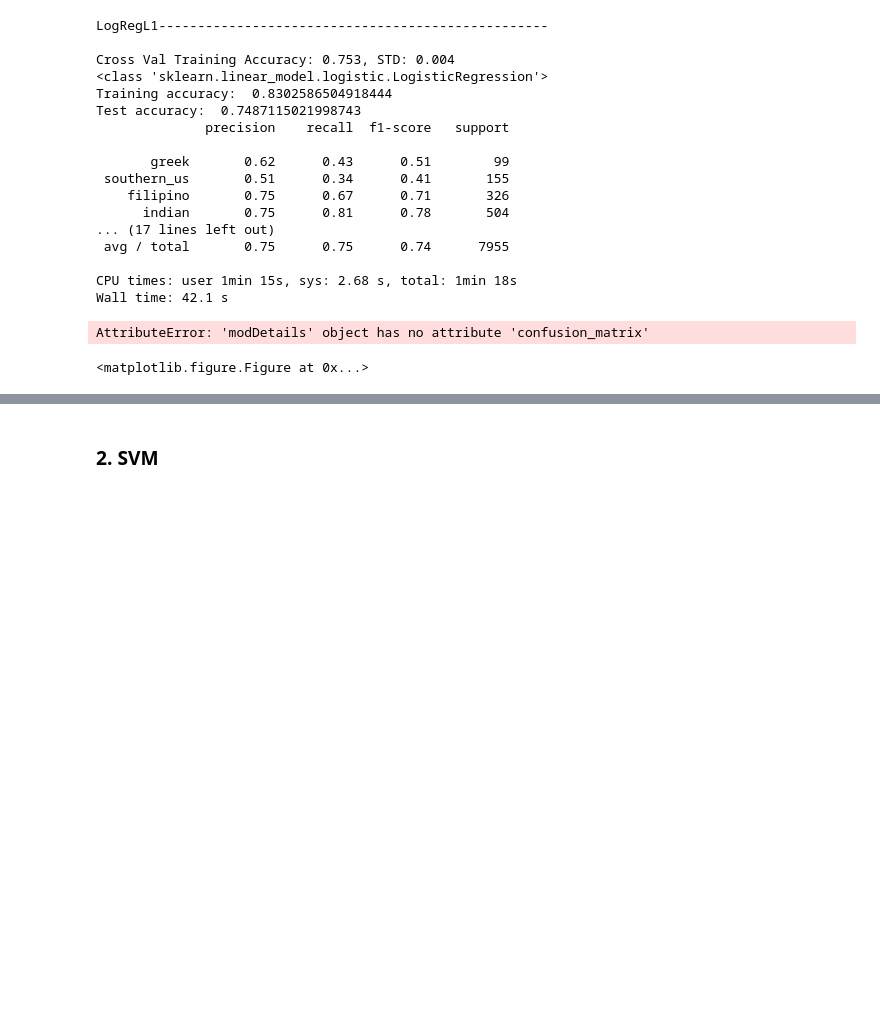
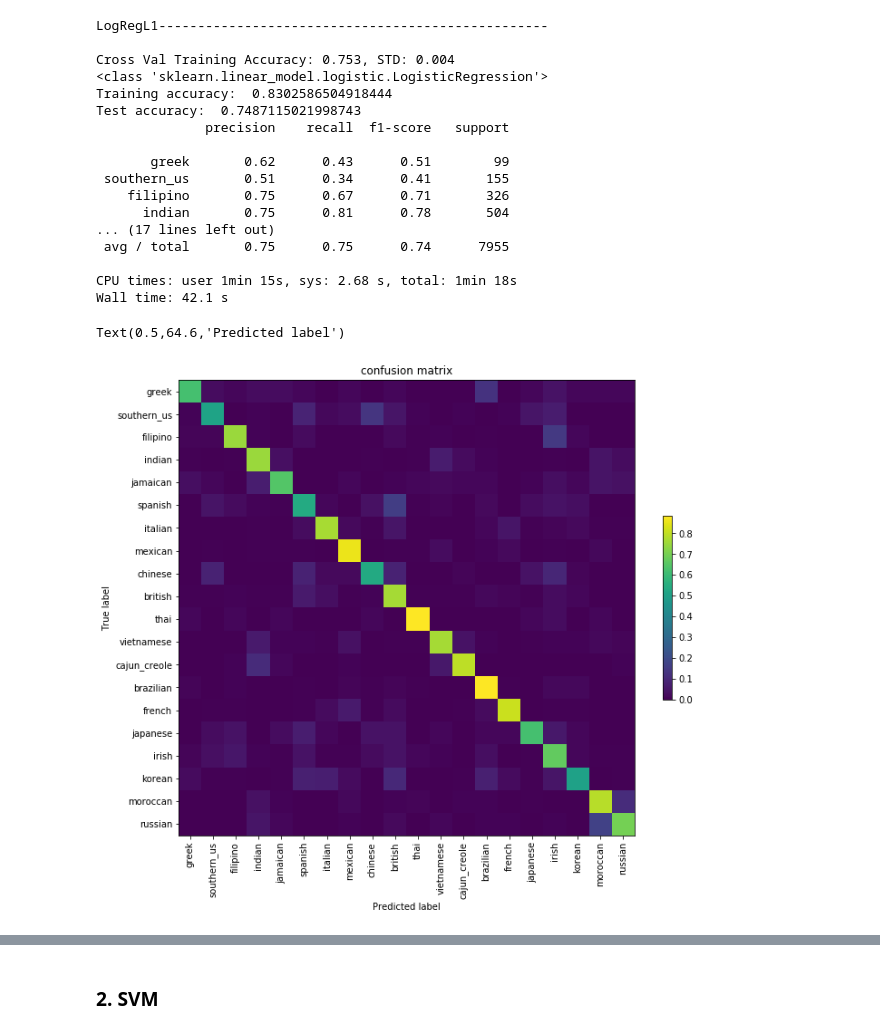
Before and after one commit to neurocaience/cos424_finalproj_kagglewhatscooking, a Jupyter notebook: supervised.ipynb, the cells around one changed output, grey strips where cells are left out. Saved outputs shown, nothing was run; the diff lists cells and outputs as text; code cells hidden in the pictures; blank space fills up the shorter version.

```diff
--- a/supervised.ipynb
+++ b/supervised.ipynb
@@ -492,22 +492,22 @@ from sklearn import metrics
 # %%
 # Plot confusion matrix: https://flothesof.github.io/kaggle-whats-cooking-machine-learning.html?fbclid=IwAR2OXhDXtZ4LRf_K7TO6x2L2d6T3O6-XNtQ1Y4mqTUB1BH7yqGCkaVWiWjM
 plt.figure(figsize=(10, 10))
 
-cm = logregL1_info.confusion_matrix # confusion_matrix(y_test, predictionsTest)
+cm = logregL1_info.cm # confusion_matrix(y_test, predictionsTest)
 cm_normalized = cm.astype('float') / cm.sum(axis=1)[:, np.newaxis]
 
 plt.imshow(cm_normalized, interpolation='nearest')
 plt.title("confusion matrix")
 plt.colorbar(shrink=0.3)
-cuisines = targets_cuisines
+cuisines = target_cuisines
 tick_marks = np.arange(len(cuisines))
 plt.xticks(tick_marks, cuisines, rotation=90)
 plt.yticks(tick_marks, cuisines)
 plt.tight_layout()
 plt.ylabel('True label')
 plt.xlabel('Predicted label')
 # %% [output]
-AttributeError: 'modDetails' object has no attribute 'confusion_matrix'
+Text(0.5,64.6,'Predicted label')
-<matplotlib.figure.Figure at 0x...>
+[figure, added]
 # %%
 # Classification report: Adapted from https://flothesof.github.io/kaggle-whats-cooking-machine-learning.html?fbclid=IwAR2OXhDXtZ4LRf_K7TO6x2L2d6T3O6-XNtQ1Y4mqTUB1BH7yqGCkaVWiWjM
```
Also changed, not shown: parts of 1 cell of this notebook.
